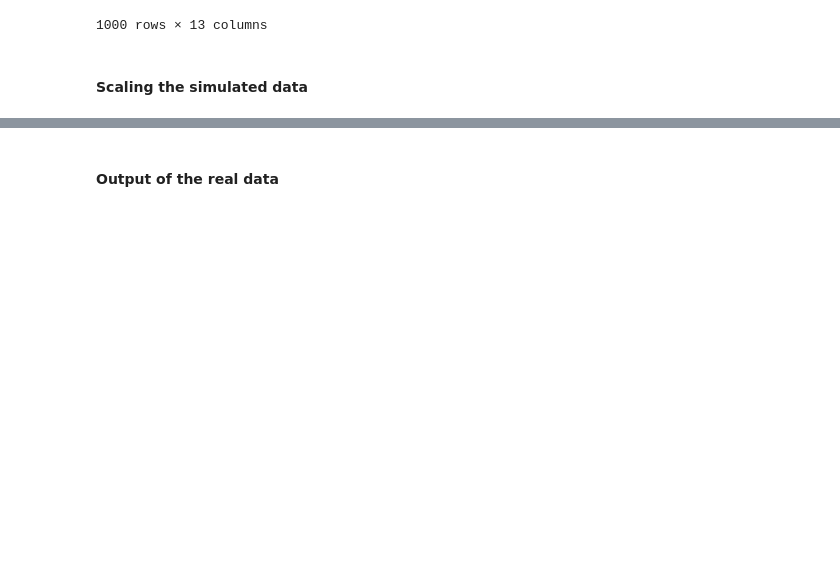
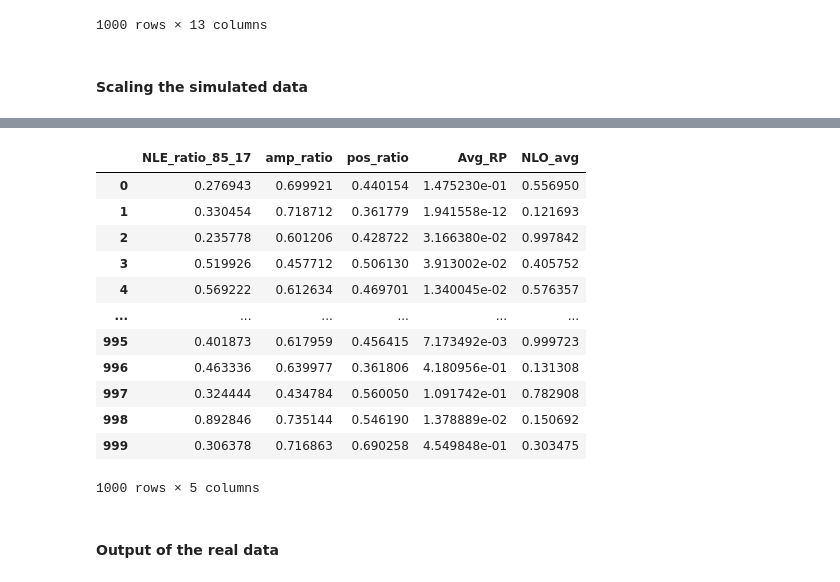
Before and after one commit to Marie-anneMawhin/Oct20_EPRI, a Jupyter notebook: Task3/NB/NB_data_modelling/svm_survival_simulation.ipynb, the cells around one changed output, grey strips where cells are left out. Saved outputs shown, nothing was run; the diff lists cells and outputs as text; code cells hidden in the pictures; blank space fills up the shorter version.

```diff
--- a/Task3/NB/NB_data_modelling/svm_survival_simulation.ipynb
+++ b/Task3/NB/NB_data_modelling/svm_survival_simulation.ipynb
@@ -138,4 +161,22 @@ sc_data_x
 1000 rows × 13 columns
+# %%
+sc_data_x_sub= sc_data_x[mc.feature_selection2]
+# %%
+sc_data_x_sub
+# %% [output]
+|  | NLE_ratio_85_17 | amp_ratio | pos_ratio | Avg_RP | NLO_avg |
+| 0 | 0.276943 | 0.699921 | 0.440154 | 1.475230e-01 | 0.556950 |
+| 1 | 0.330454 | 0.718712 | 0.361779 | 1.941558e-12 | 0.121693 |
+| 2 | 0.235778 | 0.601206 | 0.428722 | 3.166380e-02 | 0.997842 |
+| 3 | 0.519926 | 0.457712 | 0.506130 | 3.913002e-02 | 0.405752 |
+| 4 | 0.569222 | 0.612634 | 0.469701 | 1.340045e-02 | 0.576357 |
+| ... | ... | ... | ... | ... | ... |
+| 995 | 0.401873 | 0.617959 | 0.456415 | 7.173492e-03 | 0.999723 |
+| 996 | 0.463336 | 0.639977 | 0.361806 | 4.180956e-01 | 0.131308 |
+| 997 | 0.324444 | 0.434784 | 0.560050 | 1.091742e-01 | 0.782908 |
+| 998 | 0.892846 | 0.735144 | 0.546190 | 1.378889e-02 | 0.150692 |
+| 999 | 0.306378 | 0.716863 | 0.690258 | 4.549848e-01 | 0.303475 |
+1000 rows × 5 columns
 # %% [markdown]
 #### Output of the real data
 # %%
```
Also changed, not shown: parts of 33 cells of this notebook.
